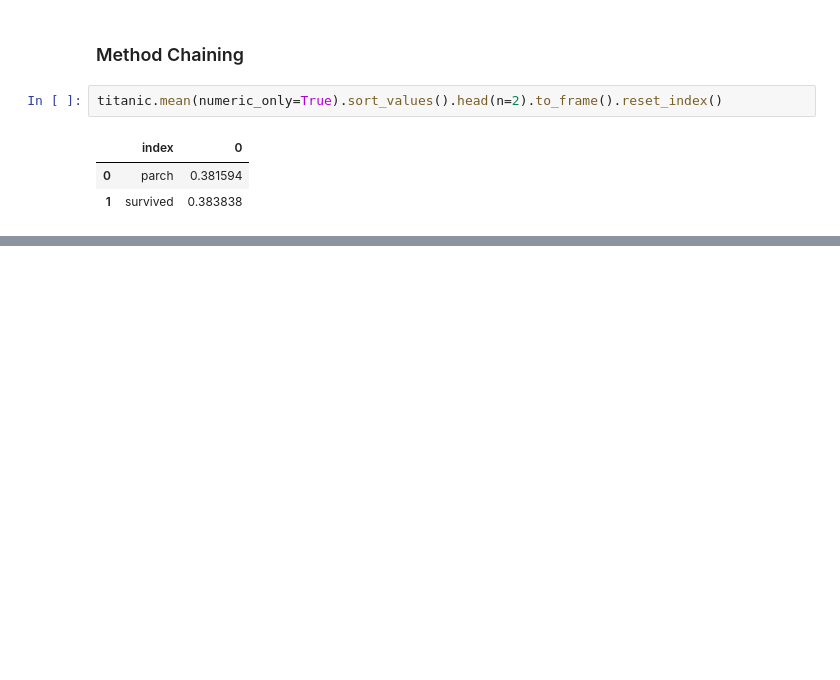
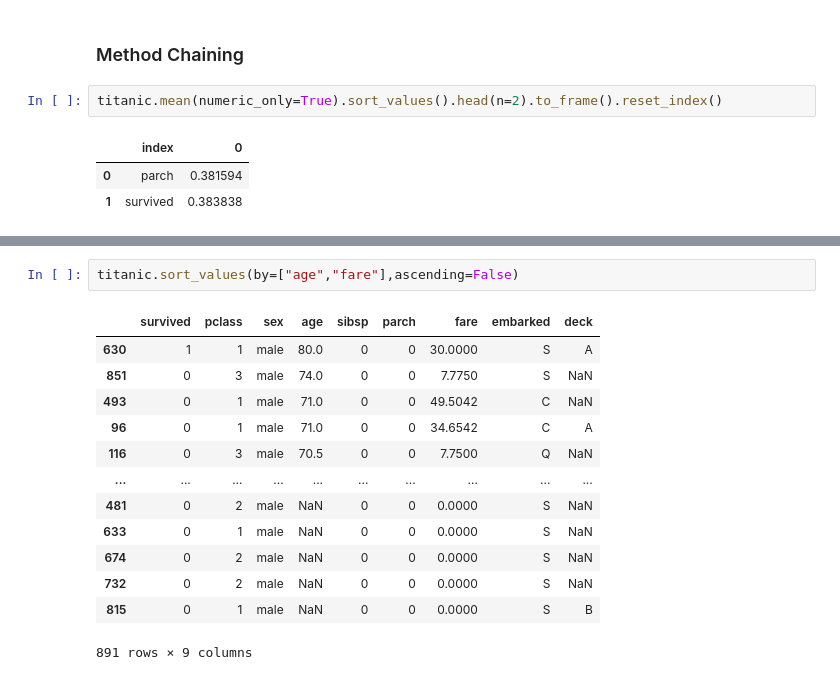
Before and after one commit to TomaszBury/the-pandas-bootcamp, a Jupyter notebook: Section_04/test_04.ipynb, the cells around one changed output, grey strips where cells are left out. Cells and saved outputs as stored; diff of their text form; blank space fills up the shorter version.

```diff
--- a/Section_04/test_04.ipynb
+++ b/Section_04/test_04.ipynb
@@ -309,0 +388,16 @@ titanic.mean(numeric_only=True).sort_values().head(n=2).to_frame().reset_index()
+# %%
+titanic.sort_values(by=["age","fare"],ascending=False)
+# %% [output]
+|  | survived | pclass | sex | age | sibsp | parch | fare | embarked | deck |
+| 630 | 1 | 1 | male | 80.0 | 0 | 0 | 30.0000 | S | A |
+| 851 | 0 | 3 | male | 74.0 | 0 | 0 | 7.7750 | S | NaN |
+| 493 | 0 | 1 | male | 71.0 | 0 | 0 | 49.5042 | C | NaN |
+| 96 | 0 | 1 | male | 71.0 | 0 | 0 | 34.6542 | C | A |
+| 116 | 0 | 3 | male | 70.5 | 0 | 0 | 7.7500 | Q | NaN |
+| ... | ... | ... | ... | ... | ... | ... | ... | ... | ... |
+| 481 | 0 | 2 | male | NaN | 0 | 0 | 0.0000 | S | NaN |
+| 633 | 0 | 1 | male | NaN | 0 | 0 | 0.0000 | S | NaN |
+| 674 | 0 | 2 | male | NaN | 0 | 0 | 0.0000 | S | NaN |
+| 732 | 0 | 2 | male | NaN | 0 | 0 | 0.0000 | S | NaN |
+| 815 | 0 | 1 | male | NaN | 0 | 0 | 0.0000 | S | B |
+891 rows × 9 columns
```
Also changed, not shown: parts of 11 cells of this notebook.
